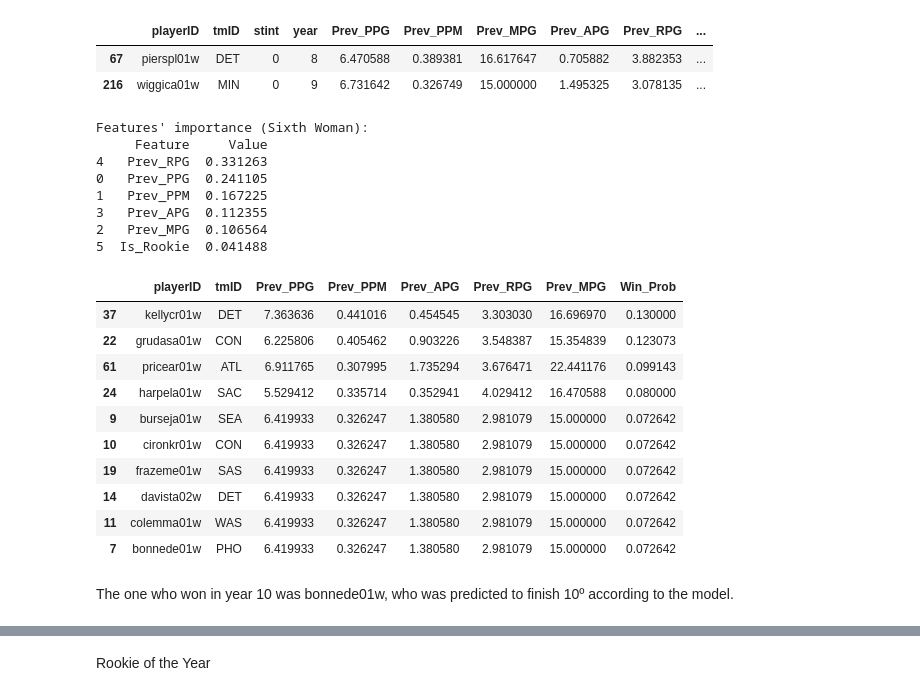
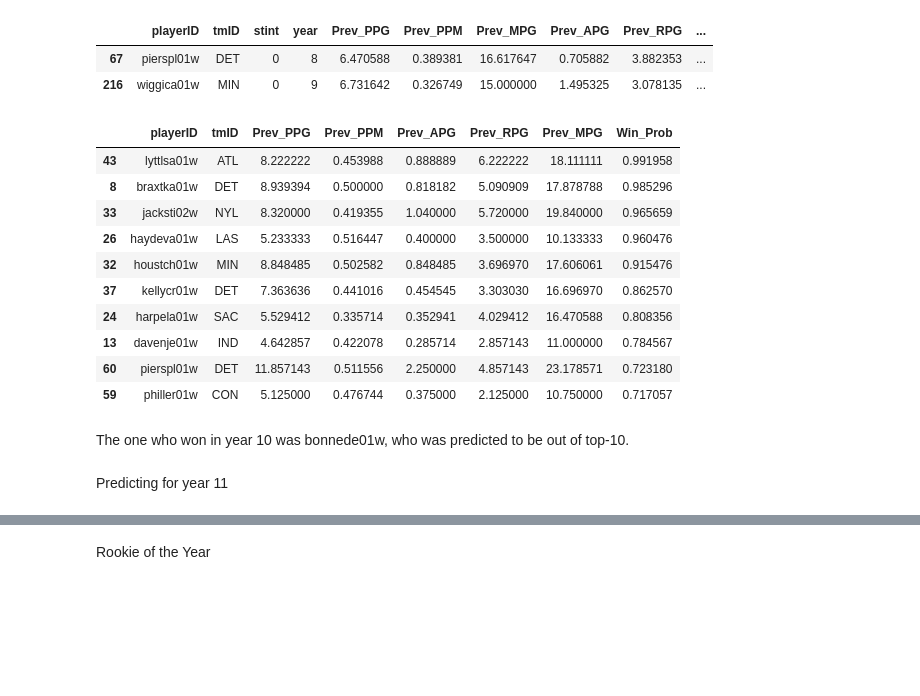
Before and after one commit to Fborralho/AC, a Jupyter notebook: notebook.ipynb, the cells around one changed output, grey strips where cells are left out. Cells and saved outputs as stored; diff of their text form; code cells hidden in the pictures; blank space fills up the shorter version.

```diff
--- a/notebook.ipynb
+++ b/notebook.ipynb
@@ -1287,50 +1347,47 @@ def prepare_6th_data(target_year, player_features, awards_df):
 data_8 = prepare_6th_data(8, player_features, awards_players)
 data_9 = prepare_6th_data(9, player_features, awards_players)
 
-train_6th = pd.concat([data_8, data_9], ignore_index=True)
+train_6th_10 = pd.concat([data_8, data_9], ignore_index=True)
 
 features_6th = ['Prev_PPG', 'Prev_PPM', 'Prev_MPG', 'Prev_APG', 'Prev_RPG', 'Is_Rookie']
 
-train_6th[train_6th['Won_6th'] == 1].head()
+train_6th_10[train_6th_10['Won_6th'] == 1].head()
 # %% [output]
 |  | playerID | tmID | stint | year | Prev_PPG | Prev_PPM | Prev_MPG | Prev_APG | Prev_RPG | ... |
 | 67 | pierspl01w | DET | 0 | 8 | 6.470588 | 0.389381 | 16.617647 | 0.705882 | 3.882353 | ... |
 | 216 | wiggica01w | MIN | 0 | 9 | 6.731642 | 0.326749 | 15.000000 | 1.495325 | 3.078135 | ... |
-# %%
-model_6th = RandomForestClassifier(n_estimators=100, random_state=42, class_weight='balanced')
-model_6th.fit(train_6th[features_6th], train_6th['Won_6th'])
-
-print("Features' importance (Sixth Woman):")
-importance = pd.DataFrame({'Feature': features_6th, 'Value': model_6th.feature_importances_})
-print(importance.sort_values(by='Value', ascending=False))
-
-candidates_10_6th = prepare_6th_data(10, player_features, awards_players)
-
-probs = model_6th.predict_proba(candidates_10_6th[features_6th])[:, 1]
-candidates_10_6th['Win_Prob'] = probs
-
-ranking_6th = candidates_10_6th[['playerID', 'tmID', 'Prev_PPG', 'Prev_PPM', 'Prev_APG', 'Prev_RPG', 'Prev_MPG', 'Win_Prob']].sort_values(by='Win_Prob', ascending=False)
-
-ranking_6th.head(10)
-# %% [output]
-Features' importance (Sixth Woman):
-     Feature     Value
-4   Prev_RPG  0.331263
-0   Prev_PPG  0.241105
-1   Prev_PPM  0.167225
-3   Prev_APG  0.112355
-2   Prev_MPG  0.106564
-5  Is_Rookie  0.041488
-|  | playerID | tmID | Prev_PPG | Prev_PPM | Prev_APG | Prev_RPG | Prev_MPG | Win_Prob |
-| 37 | kellycr01w | DET | 7.363636 | 0.441016 | 0.454545 | 3.303030 | 16.696970 | 0.130000 |
-| 22 | grudasa01w | CON | 6.225806 | 0.405462 | 0.903226 | 3.548387 | 15.354839 | 0.123073 |
-| 61 | pricear01w | ATL | 6.911765 | 0.307995 | 1.735294 | 3.676471 | 22.441176 | 0.099143 |
-| 24 | harpela01w | SAC | 5.529412 | 0.335714 | 0.352941 | 4.029412 | 16.470588 | 0.080000 |
-| 9 | burseja01w | SEA | 6.419933 | 0.326247 | 1.380580 | 2.981079 | 15.000000 | 0.072642 |
-| 10 | cironkr01w | CON | 6.419933 | 0.326247 | 1.380580 | 2.981079 | 15.000000 | 0.072642 |
-| 19 | frazeme01w | SAS | 6.419933 | 0.326247 | 1.380580 | 2.981079 | 15.000000 | 0.072642 |
-| 14 | davista02w | DET | 6.419933 | 0.326247 | 1.380580 | 2.981079 | 15.000000 | 0.072642 |
-| 11 | colemma01w | WAS | 6.419933 | 0.326247 | 1.380580 | 2.981079 | 15.000000 | 0.072642 |
-| 7 | bonnede01w | PHO | 6.419933 | 0.326247 | 1.380580 | 2.981079 | 15.000000 | 0.072642 |
+# %%
+scaler = StandardScaler()
+X_train_scaled = scaler.fit_transform(train_6th_10[features_6th])
+y_train = train_6th_10['Won_6th']
+
+model_6th_log = LogisticRegression(random_state=42, class_weight='balanced')
+model_6th_log.fit(X_train_scaled, y_train)
+
+candidates_10_6th = prepare_6th_data(10, players_teams, awards_players)
+
+X_test_scaled = scaler.transform(candidates_10_6th[features_6th])
+probs = model_6th_log.predict_proba(X_test_scaled)[:, 1]
+
+candidates_10_6th['Win_Prob'] = probs
+
+ranking_6th = candidates_10_6th[['playerID', 'tmID', 'Prev_PPG', 'Prev_PPM', 'Prev_APG', 'Prev_RPG', 'Prev_MPG', 'Win_Prob']].sort_values(by='Win_Prob', ascending=False)
+
+#ranking_6th[ranking_6th['tmID'] == 'PHO'].head(10)
+ranking_6th.head(10)
+# %% [output]
+|  | playerID | tmID | Prev_PPG | Prev_PPM | Prev_APG | Prev_RPG | Prev_MPG | Win_Prob |
+| 43 | lyttlsa01w | ATL | 8.222222 | 0.453988 | 0.888889 | 6.222222 | 18.111111 | 0.991958 |
+| 8 | braxtka01w | DET | 8.939394 | 0.500000 | 0.818182 | 5.090909 | 17.878788 | 0.985296 |
+| 33 | jacksti02w | NYL | 8.320000 | 0.419355 | 1.040000 | 5.720000 | 19.840000 | 0.965659 |
+| 26 | haydeva01w | LAS | 5.233333 | 0.516447 | 0.400000 | 3.500000 | 10.133333 | 0.960476 |
+| 32 | houstch01w | MIN | 8.848485 | 0.502582 | 0.848485 | 3.696970 | 17.606061 | 0.915476 |
+| 37 | kellycr01w | DET | 7.363636 | 0.441016 | 0.454545 | 3.303030 | 16.696970 | 0.862570 |
+| 24 | harpela01w | SAC | 5.529412 | 0.335714 | 0.352941 | 4.029412 | 16.470588 | 0.808356 |
+| 13 | davenje01w | IND | 4.642857 | 0.422078 | 0.285714 | 2.857143 | 11.000000 | 0.784567 |
+| 60 | pierspl01w | DET | 11.857143 | 0.511556 | 2.250000 | 4.857143 | 23.178571 | 0.723180 |
+| 59 | philler01w | CON | 5.125000 | 0.476744 | 0.375000 | 2.125000 | 10.750000 | 0.717057 |
 # %% [markdown]
-The one who won in year 10 was bonnede01w, who was predicted to finish 10º according to the model.
+The one who won in year 10 was bonnede01w, who was predicted to be out of top-10.
+# %% [markdown]
+Predicting for year 11
```
Also changed, not shown: parts of 20 cells of this notebook.
